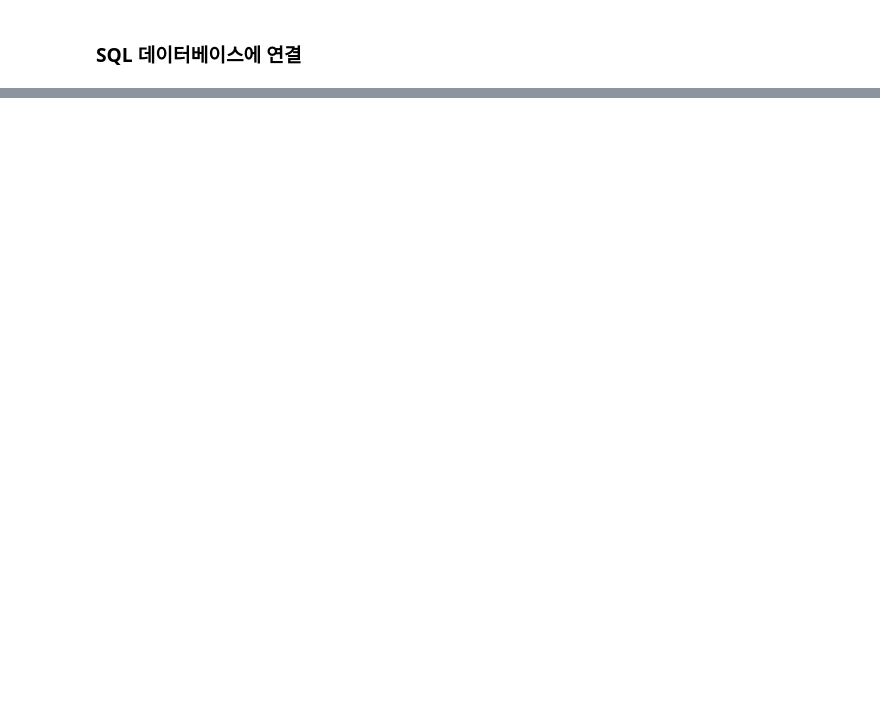
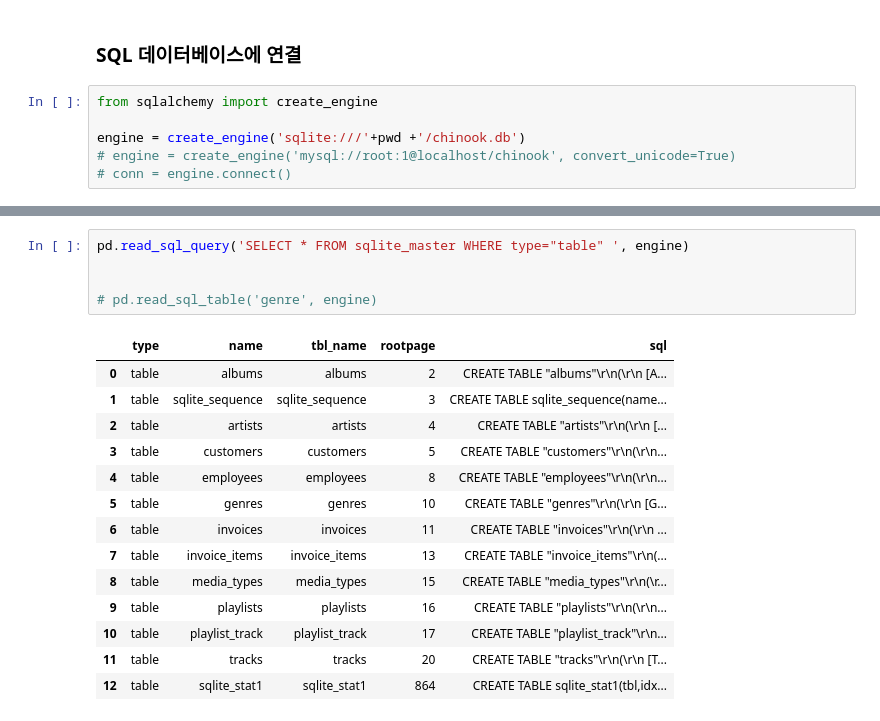
Before and after one commit to liberalapes/pandas_cookbook, a Jupyter notebook: 09장 Pandas 객체 합치기.ipynb, the cells around one changed output, grey strips where cells are left out. Drawn from its saved outputs; the diff is of its cells as text; blank space fills up the shorter version.

```diff
--- a/09장 Pandas 객체 합치기.ipynb
+++ b/09장 Pandas 객체 합치기.ipynb
@@ -558,2 +811,8 @@ pres_rm.unstack('President')[correct_col_order].plot(**plot_kwargs)
 # %% [markdown]
 ### SQL 데이터베이스에 연결
+# %%
+from sqlalchemy import create_engine
+
+engine = create_engine('sqlite:///'+pwd +'/chinook.db')
+# engine = create_engine('mysql://root:1@localhost/chinook', convert_unicode=True)
+# conn = engine.connect()
@@ -559,0 +829,20 @@ pres_rm.unstack('President')[correct_col_order].plot(**plot_kwargs)
+# %%
+pd.read_sql_query('SELECT * FROM sqlite_master WHERE type="table" ', engine)
+
+
+# pd.read_sql_table('genre', engine)
+# %% [output]
+|  | type | name | tbl_name | rootpage | sql |
+| 0 | table | albums | albums | 2 | CREATE TABLE "albums"\r\n(\r\n [A... |
+| 1 | table | sqlite_sequence | sqlite_sequence | 3 | CREATE TABLE sqlite_sequence(name... |
+| 2 | table | artists | artists | 4 | CREATE TABLE "artists"\r\n(\r\n [... |
+| 3 | table | customers | customers | 5 | CREATE TABLE "customers"\r\n(\r\n... |
+| 4 | table | employees | employees | 8 | CREATE TABLE "employees"\r\n(\r\n... |
+| 5 | table | genres | genres | 10 | CREATE TABLE "genres"\r\n(\r\n [G... |
+| 6 | table | invoices | invoices | 11 | CREATE TABLE "invoices"\r\n(\r\n ... |
+| 7 | table | invoice_items | invoice_items | 13 | CREATE TABLE "invoice_items"\r\n(... |
+| 8 | table | media_types | media_types | 15 | CREATE TABLE "media_types"\r\n(\r... |
+| 9 | table | playlists | playlists | 16 | CREATE TABLE "playlists"\r\n(\r\n... |
+| 10 | table | playlist_track | playlist_track | 17 | CREATE TABLE "playlist_track"\r\n... |
+| 11 | table | tracks | tracks | 20 | CREATE TABLE "tracks"\r\n(\r\n [T... |
+| 12 | table | sqlite_stat1 | sqlite_stat1 | 864 | CREATE TABLE sqlite_stat1(tbl,idx... |
```
Also changed, not shown: parts of 28 cells of this notebook.
